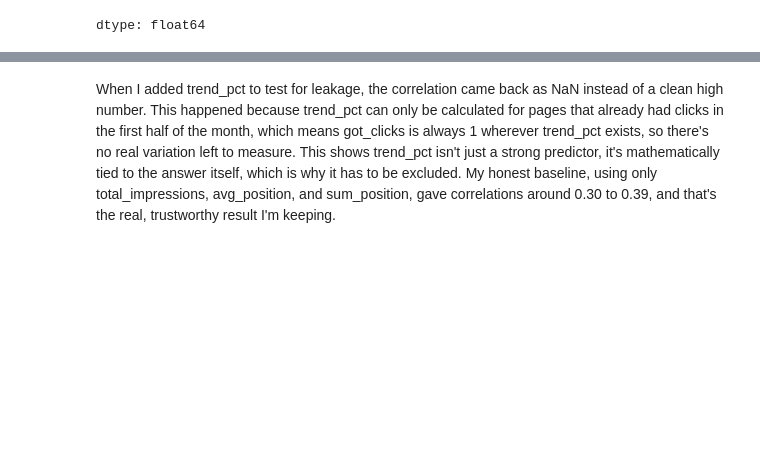
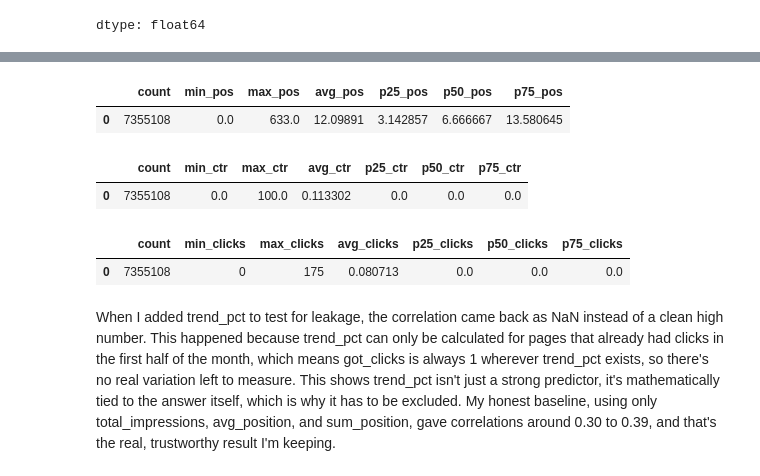
Before and after one commit to Haryomhidhe/Machine-learning-flyrank, a Jupyter notebook: work/notebooks/w03_data_contract.ipynb, the cells around one changed output, grey strips where cells are left out. Drawn from its saved outputs; the diff is of its cells as text; code cells hidden in the pictures; blank space fills up the shorter version.

```diff
--- a/work/notebooks/w03_data_contract.ipynb
+++ b/work/notebooks/w03_data_contract.ipynb
@@ -250,3 +267,54 @@ dtype: float64
+# %%
+result_pos = con.sql("""
+SELECT
+  COUNT(*) as count,
+  MIN(gsc_avg_position) as min_pos,
+  MAX(gsc_avg_position) as max_pos,
+  AVG(gsc_avg_position) as avg_pos,
+  PERCENTILE_CONT(0.25) WITHIN GROUP (ORDER BY gsc_avg_position) as p25_pos,
+  PERCENTILE_CONT(0.50) WITHIN GROUP (ORDER BY gsc_avg_position) as p50_pos,
+  PERCENTILE_CONT(0.75) WITHIN GROUP (ORDER BY gsc_avg_position) as p75_pos
+FROM read_parquet('hf://datasets/FlyRank/internship-warehouse/fact_content_daily_performance/month=2026-02/*.parquet')
+""").to_df()
+
+result_pos
+# %% [output]
+|  | count | min_pos | max_pos | avg_pos | p25_pos | p50_pos | p75_pos |
+| 0 | 7355108 | 0.0 | 633.0 | 12.09891 | 3.142857 | 6.666667 | 13.580645 |
+# %%
+result_ctr = con.sql("""
+SELECT
+  COUNT(*) as count,
+  MIN(CASE WHEN gsc_impressions > 0 THEN (gsc_clicks::FLOAT / gsc_impressions) * 100 ELSE 0 END) as min_ctr,
+  MAX(CASE WHEN gsc_impressions > 0 THEN (gsc_clicks::FLOAT / gsc_impressions) * 100 ELSE 0 END) as max_ctr,
+  AVG(CASE WHEN gsc_impressions > 0 THEN (gsc_clicks::FLOAT / gsc_impressions) * 100 ELSE 0 END) as avg_ctr,
+  PERCENTILE_CONT(0.25) WITHIN GROUP (ORDER BY CASE WHEN gsc_impressions > 0 THEN (gsc_clicks::FLOAT / gsc_impressions) * 100 ELSE 0 END) as p25_ctr,
+  PERCENTILE_CONT(0.50) WITHIN GROUP (ORDER BY CASE WHEN gsc_impressions > 0 THEN (gsc_clicks::FLOAT / gsc_impressions) * 100 ELSE 0 END) as p50_ctr,
+  PERCENTILE_CONT(0.75) WITHIN GROUP (ORDER BY CASE WHEN gsc_impressions > 0 THEN (gsc_clicks::FLOAT / gsc_impressions) * 100 ELSE 0 END) as p75_ctr
+FROM read_parquet('hf://datasets/FlyRank/internship-warehouse/fact_content_daily_performance/month=2026-02/*.parquet')
+""").to_df()
+
+result_ctr
+# %% [output]
+|  | count | min_ctr | max_ctr | avg_ctr | p25_ctr | p50_ctr | p75_ctr |
+| 0 | 7355108 | 0.0 | 100.0 | 0.113302 | 0.0 | 0.0 | 0.0 |
+# %%
+result_clicks = con.sql("""
+SELECT
+  COUNT(*) as count,
+  MIN(gsc_clicks) as min_clicks,
+  MAX(gsc_clicks) as max_clicks,
+  AVG(gsc_clicks) as avg_clicks,
+  PERCENTILE_CONT(0.25) WITHIN GROUP (ORDER BY gsc_clicks) as p25_clicks,
+  PERCENTILE_CONT(0.50) WITHIN GROUP (ORDER BY gsc_clicks) as p50_clicks,
+  PERCENTILE_CONT(0.75) WITHIN GROUP (ORDER BY gsc_clicks) as p75_clicks
+FROM read_parquet('hf://datasets/FlyRank/internship-warehouse/fact_content_daily_performance/month=2026-02/*.parquet')
+""").to_df()
+
+result_clicks
+# %% [output]
+|  | count | min_clicks | max_clicks | avg_clicks | p25_clicks | p50_clicks | p75_clicks |
+| 0 | 7355108 | 0 | 175 | 0.080713 | 0.0 | 0.0 | 0.0 |
 # %% [markdown]
 When I added trend_pct to test for leakage, the correlation came back as NaN instead of a clean high number. This happened because trend_pct can only be calculated for pages that already had clicks in the first half of the month, which means got_clicks is always 1 wherever trend_pct exists, so there's no real variation left to measure. This shows trend_pct isn't just a strong predictor, it's mathematically tied to the answer itself, which is why it has to be excluded. My honest baseline, using only total_impressions, avg_position, and sum_position, gave correlations around 0.30 to 0.39, and that's the real, trustworthy result I'm keeping.
 # %% [markdown]
```
Also changed, not shown: parts of 4 cells of this notebook.
